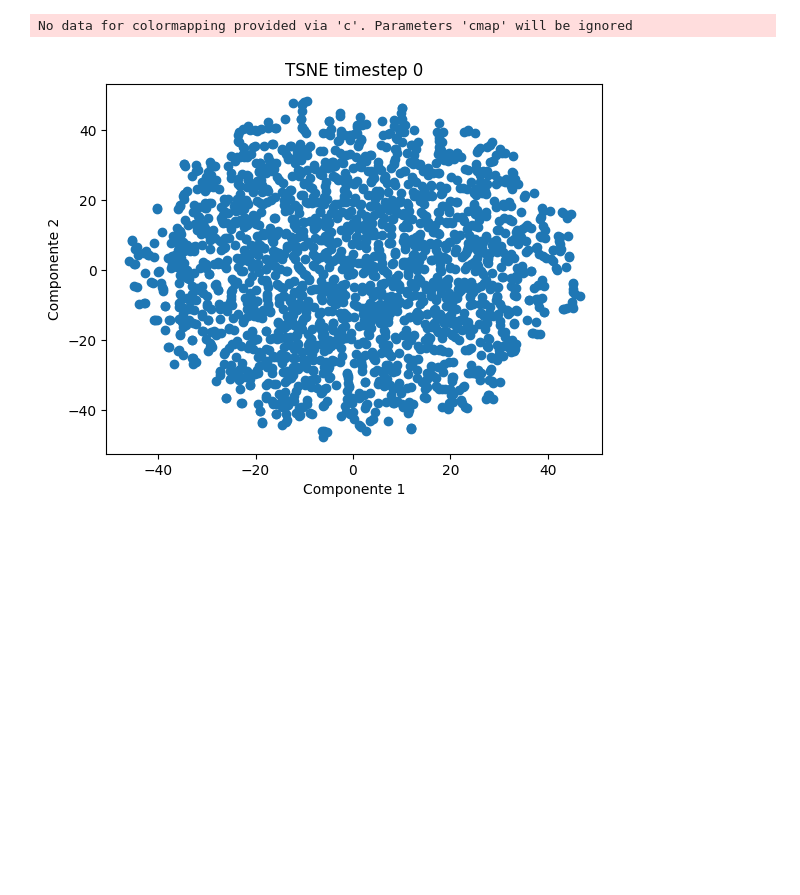
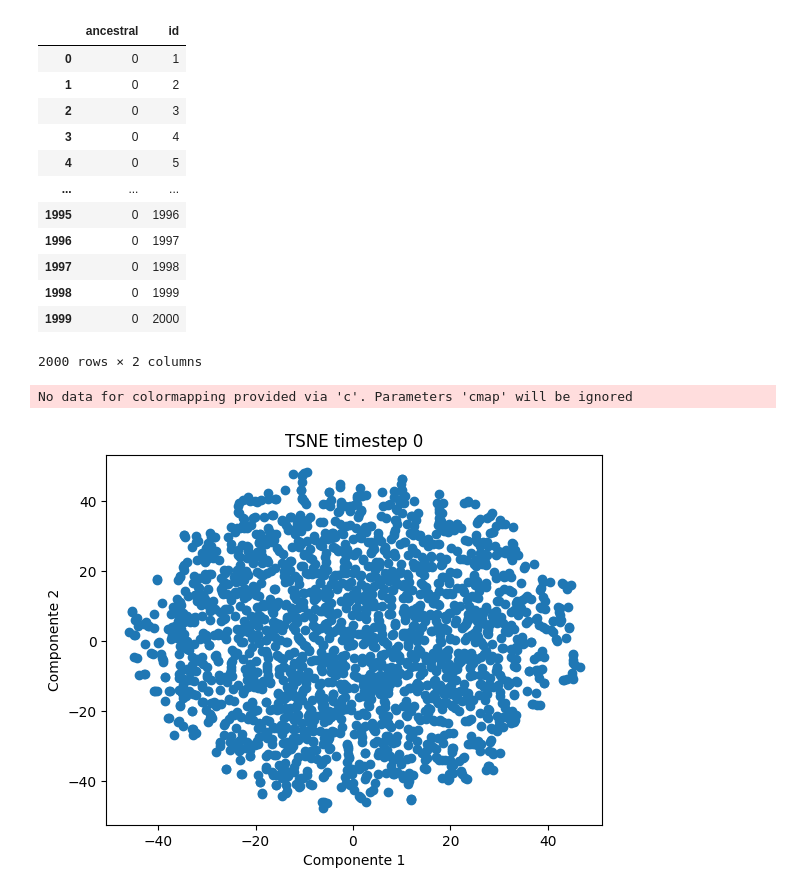
Before and after one commit to Gustavoaluiz/amns_pops, a Jupyter notebook: amns.ipynb, the cells around one changed output. Cells and saved outputs as stored; diff of their text form; code cells hidden in the pictures; blank space fills up the shorter version.

```diff
--- a/amns.ipynb
+++ b/amns.ipynb
@@ -22,5 +25,21 @@ files_index = [file for file in files if re.search(r'Ids', file)]
 files_data = sorted(files_data, key=lambda x: int(x.split('t')[1].split()[0]))
 files_index = sorted(files_index, key=lambda x: int(x.split('t')[1].split()[0]))
 # %%
-df = pd.read_csv(f'pops3/{files_data[0]}', sep='\t', header=None)
+teste = pd.read_csv(f'pops3/{files_index[0]}', sep='\t', header=None, )
+teste.columns = ['ancestral', 'id']
+teste
+# %% [output]
+|  | ancestral | id |
+| 0 | 0 | 1 |
+| 1 | 0 | 2 |
+| 2 | 0 | 3 |
+| 3 | 0 | 4 |
+| 4 | 0 | 5 |
+| ... | ... | ... |
+| 1995 | 0 | 1996 |
+| 1996 | 0 | 1997 |
+| 1997 | 0 | 1998 |
+| 1998 | 0 | 1999 |
+| 1999 | 0 | 2000 |
+2000 rows × 2 columns
 # %%
```
Also changed, not shown: parts of 6 cells of this notebook, 1 other file.
